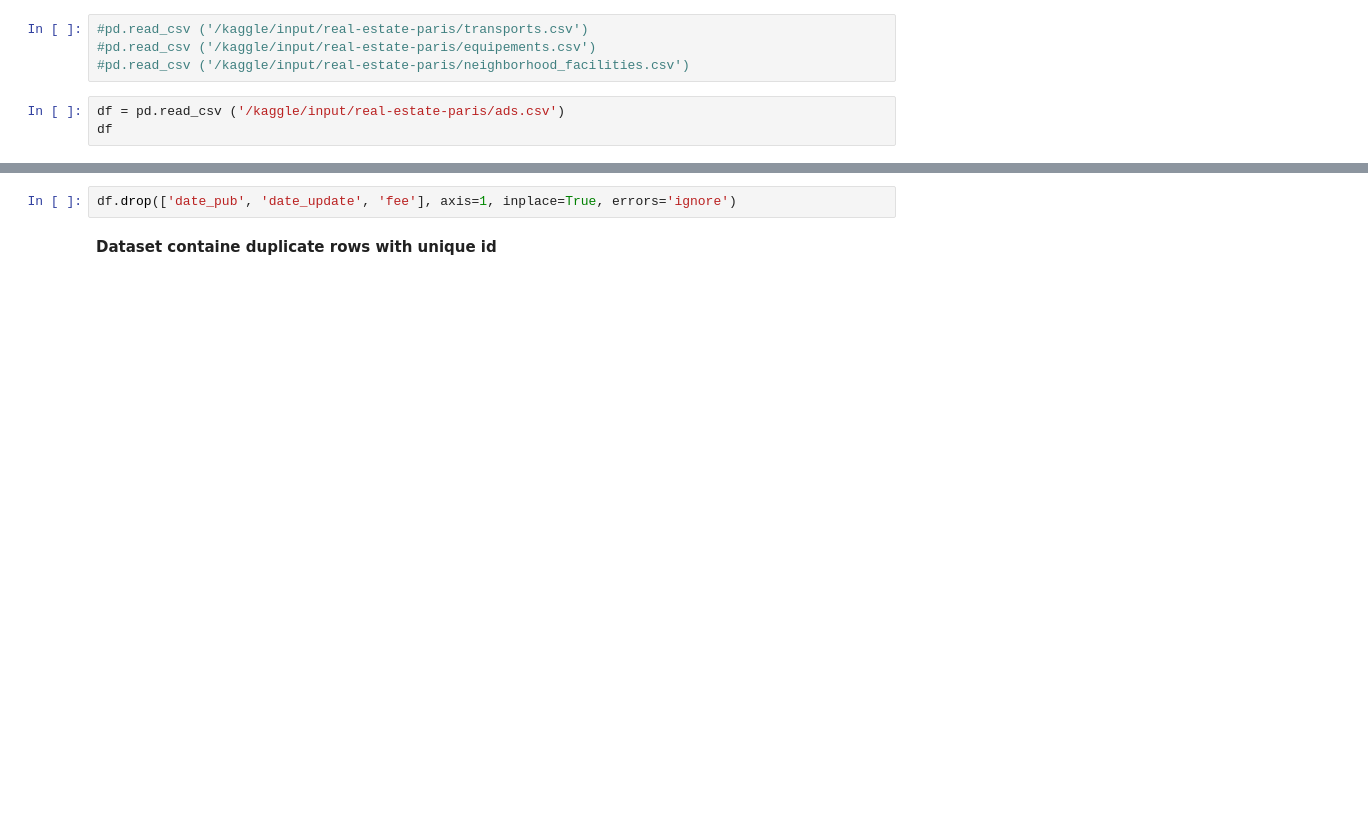
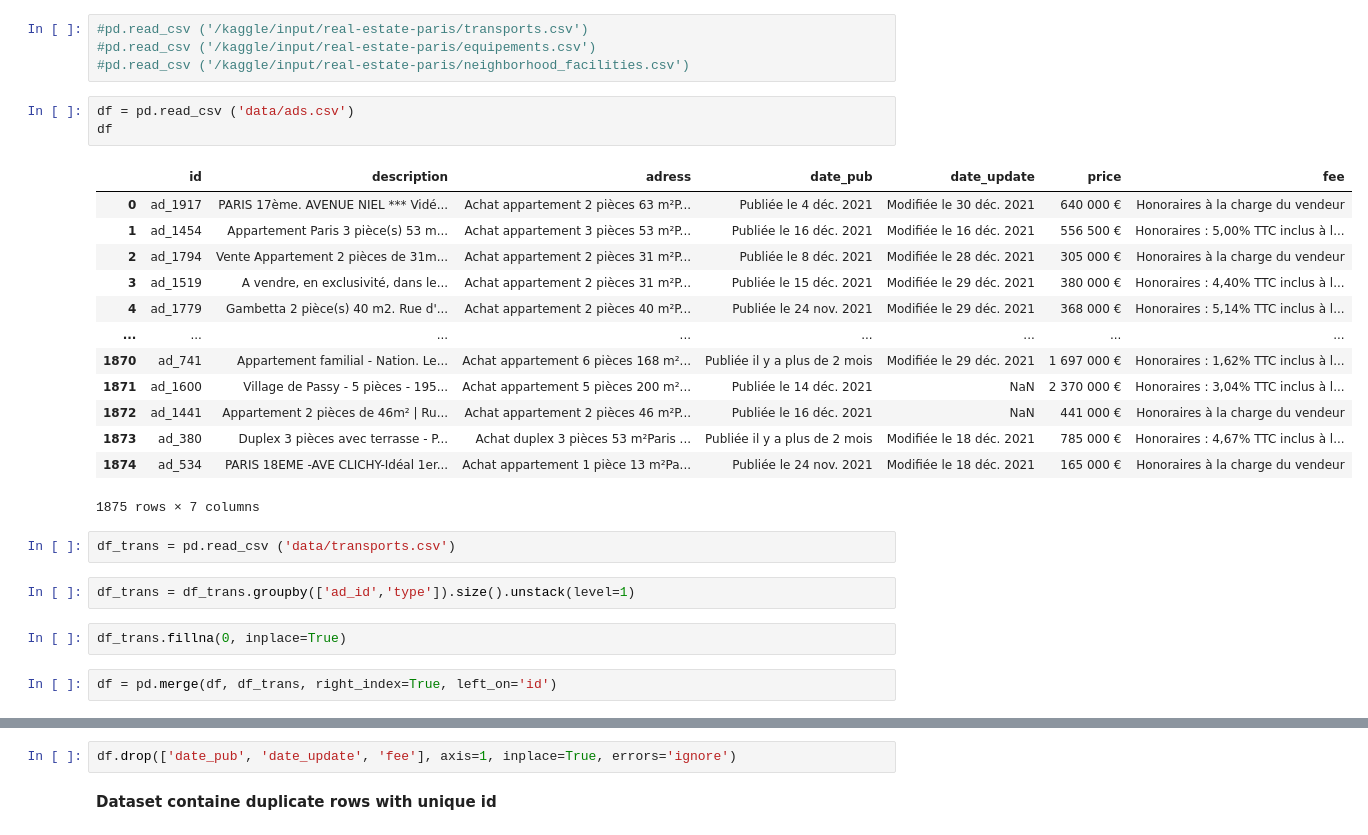
Before and after one commit to pthavarasa/Real_Estate_Paris_House_Price_Prediction, a Jupyter notebook: linear-regression.ipynb, the cells around one changed output, grey strips where cells are left out. Drawn from its saved outputs; the diff is of its cells as text; blank space fills up the shorter version.

```diff
--- a/linear-regression.ipynb
+++ b/linear-regression.ipynb
@@ -27,7 +33,29 @@ for dirname, _, filenames in os.walk('/kaggle/input'):
 #pd.read_csv ('/kaggle/input/real-estate-paris/equipements.csv')
 #pd.read_csv ('/kaggle/input/real-estate-paris/neighborhood_facilities.csv')
 # %%
-df = pd.read_csv ('/kaggle/input/real-estate-paris/ads.csv')
+df = pd.read_csv ('data/ads.csv')
 df
+# %% [output]
+|  | id | description | adress | date_pub | date_update | price | fee |
+| 0 | ad_1917 | PARIS 17ème. AVENUE NIEL *** Vidé... | Achat appartement 2 pièces 63 m²P... | Publiée le 4 déc. 2021 | Modifiée le 30 déc. 2021 | 640 000 € | Honoraires à la charge du vendeur |
+| 1 | ad_1454 | Appartement Paris 3 pièce(s) 53 m... | Achat appartement 3 pièces 53 m²P... | Publiée le 16 déc. 2021 | Modifiée le 16 déc. 2021 | 556 500 € | Honoraires : 5,00% TTC inclus à l... |
+| 2 | ad_1794 | Vente Appartement 2 pièces de 31m... | Achat appartement 2 pièces 31 m²P... | Publiée le 8 déc. 2021 | Modifiée le 28 déc. 2021 | 305 000 € | Honoraires à la charge du vendeur |
+| 3 | ad_1519 | A vendre, en exclusivité, dans le... | Achat appartement 2 pièces 31 m²P... | Publiée le 15 déc. 2021 | Modifiée le 29 déc. 2021 | 380 000 € | Honoraires : 4,40% TTC inclus à l... |
+| 4 | ad_1779 | Gambetta 2 pièce(s) 40 m2. Rue d'... | Achat appartement 2 pièces 40 m²P... | Publiée le 24 nov. 2021 | Modifiée le 29 déc. 2021 | 368 000 € | Honoraires : 5,14% TTC inclus à l... |
+| ... | ... | ... | ... | ... | ... | ... | ... |
+| 1870 | ad_741 | Appartement familial - Nation. Le... | Achat appartement 6 pièces 168 m²... | Publiée il y a plus de 2 mois | Modifiée le 29 déc. 2021 | 1 697 000 € | Honoraires : 1,62% TTC inclus à l... |
+| 1871 | ad_1600 | Village de Passy - 5 pièces - 195... | Achat appartement 5 pièces 200 m²... | Publiée le 14 déc. 2021 | NaN | 2 370 000 € | Honoraires : 3,04% TTC inclus à l... |
+| 1872 | ad_1441 | Appartement 2 pièces de 46m² | Ru... | Achat appartement 2 pièces 46 m²P... | Publiée le 16 déc. 2021 | NaN | 441 000 € | Honoraires à la charge du vendeur |
+| 1873 | ad_380 | Duplex 3 pièces avec terrasse - P... | Achat duplex 3 pièces 53 m²Paris ... | Publiée il y a plus de 2 mois | Modifiée le 18 déc. 2021 | 785 000 € | Honoraires : 4,67% TTC inclus à l... |
+| 1874 | ad_534 | PARIS 18EME -AVE CLICHY-Idéal 1er... | Achat appartement 1 pièce 13 m²Pa... | Publiée le 24 nov. 2021 | Modifiée le 18 déc. 2021 | 165 000 € | Honoraires à la charge du vendeur |
+1875 rows × 7 columns
+# %%
+df_trans = pd.read_csv ('data/transports.csv')
+# %%
+df_trans = df_trans.groupby(['ad_id','type']).size().unstack(level=1)
+# %%
+df_trans.fillna(0, inplace=True)
+# %%
+df = pd.merge(df, df_trans, right_index=True, left_on='id')
 # %%
 df.columns
```
Also changed, not shown: parts of 41 cells of this notebook.
